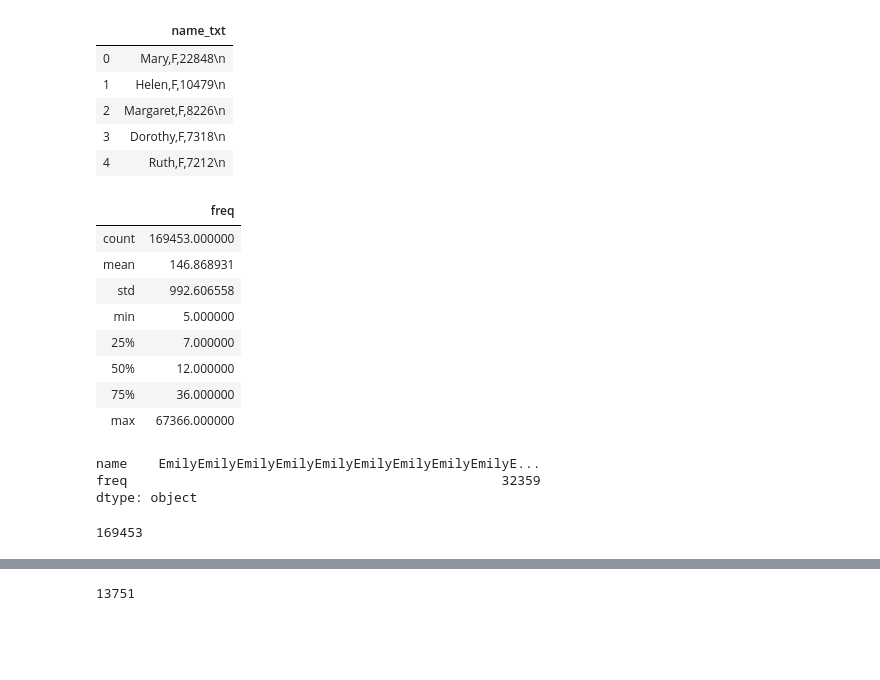
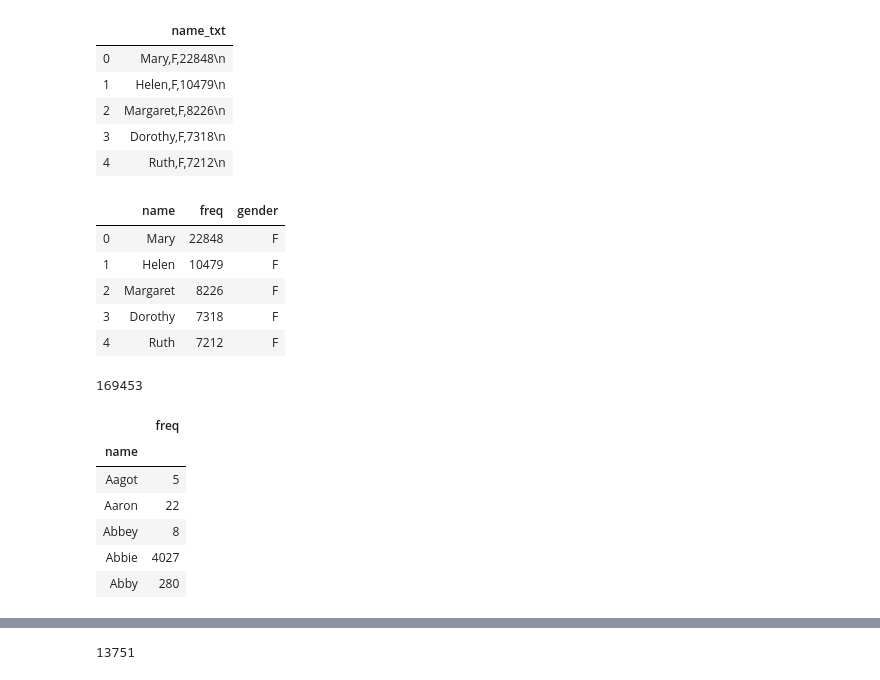
Before and after one commit to mjlavin80/aps_review_classification, a Jupyter notebook: scripts/exploring_name_match.ipynb, the cells around one changed output, grey strips where cells are left out. Drawn from its saved outputs; the diff is of its cells as text; code cells hidden in the pictures; blank space fills up the shorter version.

```diff
--- a/scripts/exploring_name_match.ipynb
+++ b/scripts/exploring_name_match.ipynb
@@ -233,18 +233,22 @@ def justCount(name):
         return int(name_parts[-1])
     except:
         return 0
+def justGender(name):
+    name_parts = name[:-1].split(',')
+    return name_parts[1]
 # %%
 name_df['name'] = name_df.name_txt.map(justName)
 name_df['freq'] = name_df.name_txt.map(justCount)
+name_df['gender'] = name_df.name_txt.map(justGender)
+# %%
+name_df = name_df[name_df.freq > 4][['name','freq','gender']]
+name_df = name_df[name_df['name'].apply(lambda x: x.isalpha())]
 # %%
-name_df.describe()
+name_df.head()
 # %% [output]
-|  | freq |
-| count | 169453.000000 |
-| mean | 146.868931 |
-| std | 992.606558 |
-| min | 5.000000 |
-| 25% | 7.000000 |
-| 50% | 12.000000 |
-| 75% | 36.000000 |
-| max | 67366.000000 |
+|  | name | freq | gender |
+| 0 | Mary | 22848 | F |
+| 1 | Helen | 10479 | F |
+| 2 | Margaret | 8226 | F |
+| 3 | Dorothy | 7318 | F |
+| 4 | Ruth | 7212 | F |
@@ -254,9 +255,3 @@ name_df = name_df[name_df['name'].apply(lambda x: x.isalpha())]
-# %%
-name_df[name_df.name == 'Emily'].aggregate(np.sum)
-# %% [output]
-name    EmilyEmilyEmilyEmilyEmilyEmilyEmilyEmilyEmilyE...
-freq                                                32359
-dtype: object
 # %%
 len(name_df)
 # %% [output]
@@ -263,0 +262,10 @@ len(name_df)
+# %%
+f_grouped.head()
+# %% [output]
+|  | freq |
+| name |  |
+| Aagot | 5 |
+| Aaron | 22 |
+| Abbey | 8 |
+| Abbie | 4027 |
+| Abby | 280 |
```
Also changed, not shown: parts of 3 cells of this notebook, 5 other files.
